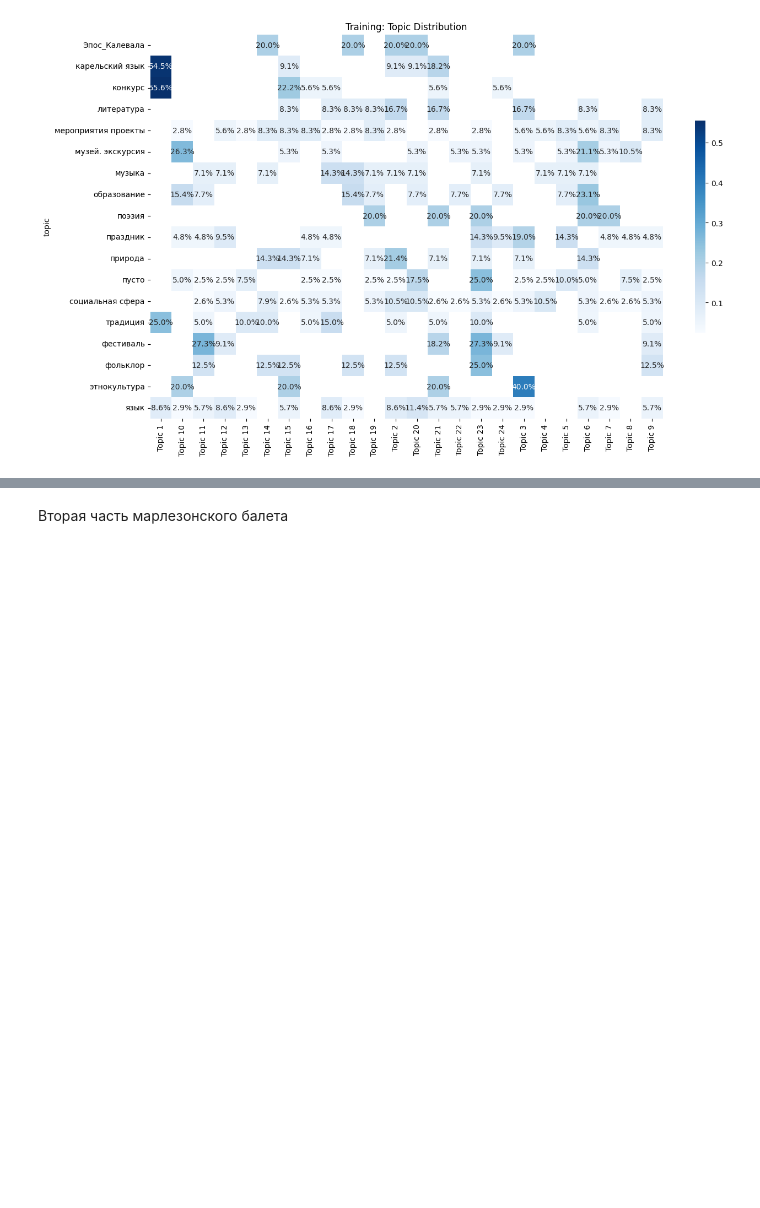
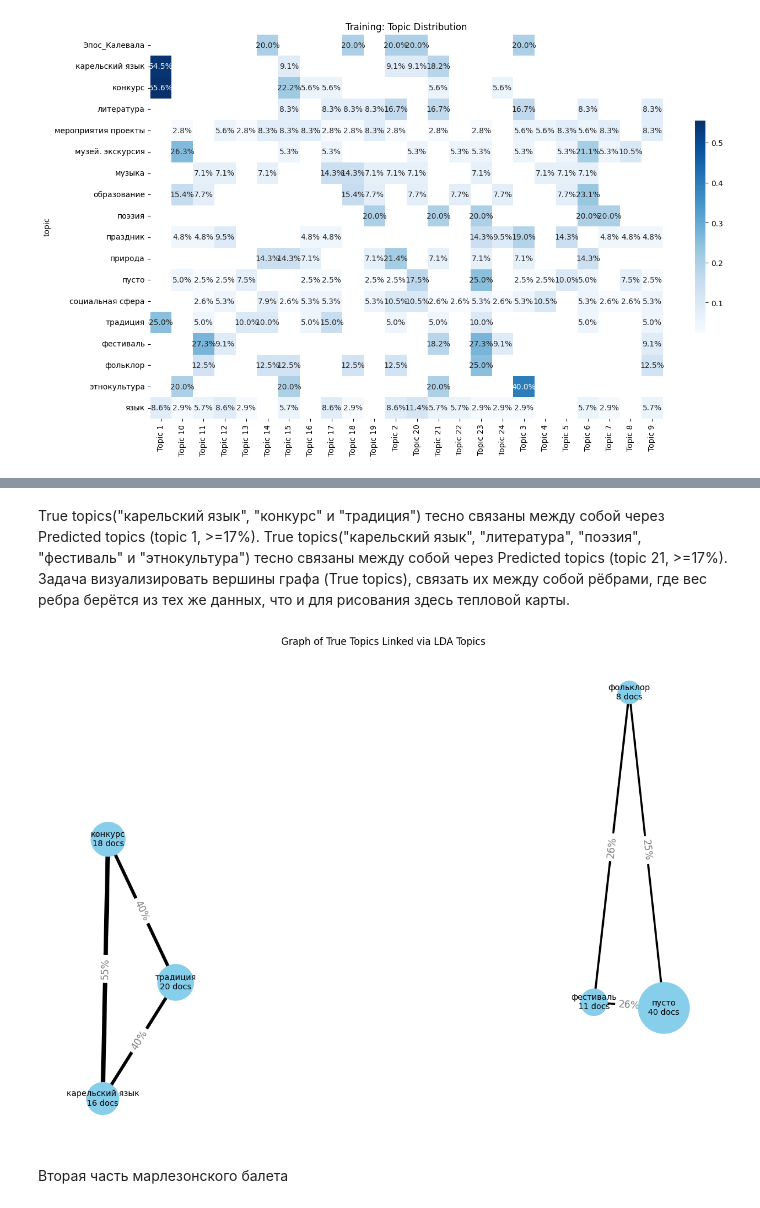
Before and after one commit to componavt/sns4human, a Jupyter notebook: src/vk/nlp/scikit_LDA_topics.ipynb, the cells around one changed output, grey strips where cells are left out. Cells and saved outputs as stored; diff of their text form; code cells hidden in the pictures; blank space fills up the shorter version.

```diff
--- a/src/vk/nlp/scikit_LDA_topics.ipynb
+++ b/src/vk/nlp/scikit_LDA_topics.ipynb
@@ -294,3 +298,68 @@ except ValueError as e:
+# %% [markdown]
+True topics("карельский язык", "конкурс" и "традиция") тесно связаны между собой через Predicted topics (topic 1, >=17%).
+True topics("карельский язык", "литература", "поэзия", "фестиваль" и "этнокультура") тесно связаны между собой через Predicted topics (topic 21, >=17%).
+Задача визуализировать вершины графа (True topics), связать их между собой рёбрами, где вес ребра берётся из тех же данных, что и для рисования здесь тепловой карты.
+# %%
+# Graph visualization of true topic relationships via shared LDA topics
+import networkx as nx
+import matplotlib.pyplot as plt
+
+# Flag to control whether to keep only connected components or full graph
+keep_only_connected = True
+
+# Step 1: build the graph
+G = nx.Graph()
+
+# Step 2: add nodes with sizes (document count per topic)
+doc_counts = train_docs['topic'].value_counts().to_dict()
+for topic in confusion_matrix.index:
+    G.add_node(topic, size=doc_counts.get(topic, 1))
+
+# Step 3: add edges using threshold per predicted topic
+threshold = 0.23
+for col in confusion_matrix.columns:
+    related = confusion_matrix[confusion_matrix[col] >= threshold].index.tolist()
+    for i in range(len(related)):
+        for j in range(i + 1, len(related)):
+            u, v = related[i], related[j]
+            weight = (confusion_matrix.loc[u, col] + confusion_matrix.loc[v, col]) / 2
+            if G.has_edge(u, v):
+                G[u][v]['weight'] += weight
+            else:
+                G.add_edge(u, v, weight=weight)
+
+# Step 4: choose graph to visualize
+if keep_only_connected:
+    components = [c for c in nx.connected_components(G) if len(c) > 1]
+    G_sub = G.subgraph(set().union(*components)).copy()
+else:
+    G_sub = G.copy()
+
+# Step 5: visualize the graph
+pos = nx.spring_layout(G_sub, seed=42)
+node_sizes = [G_sub.nodes[n]['size'] * 100 for n in G_sub.nodes]
+
+plt.figure(figsize=(12, 9))
+
+nx.draw_networkx_nodes(G_sub, pos, node_size=node_sizes, node_color='skyblue')
+
+labels = {n: f"{n}\n{G_sub.nodes[n]['size']} docs" for n in G_sub.nodes}
+nx.draw_networkx_labels(G_sub, pos, labels=labels, font_size=10)
+
+edges = G_sub.edges(data=True)
+
+weights = [d['weight'] * 10 for (_, _, d) in edges]
+nx.draw_networkx_edges(G_sub, pos, width=weights)
+
+edge_labels = {(u, v): f"{d['weight']*100:.0f}%" for u, v, d in edges}
+nx.draw_networkx_edge_labels(G_sub, pos, edge_labels=edge_labels, font_color='gray', font_size=12)
+
+plt.axis('off')
+plt.title("Graph of True Topics Linked via LDA Topics")
+plt.tight_layout()
+plt.show()
+# %% [output]
+[figure, added]
 # %% [markdown]
 Вторая часть марлезонского балета
 # %%
```
Also changed, not shown: parts of 1 cell of this notebook.
